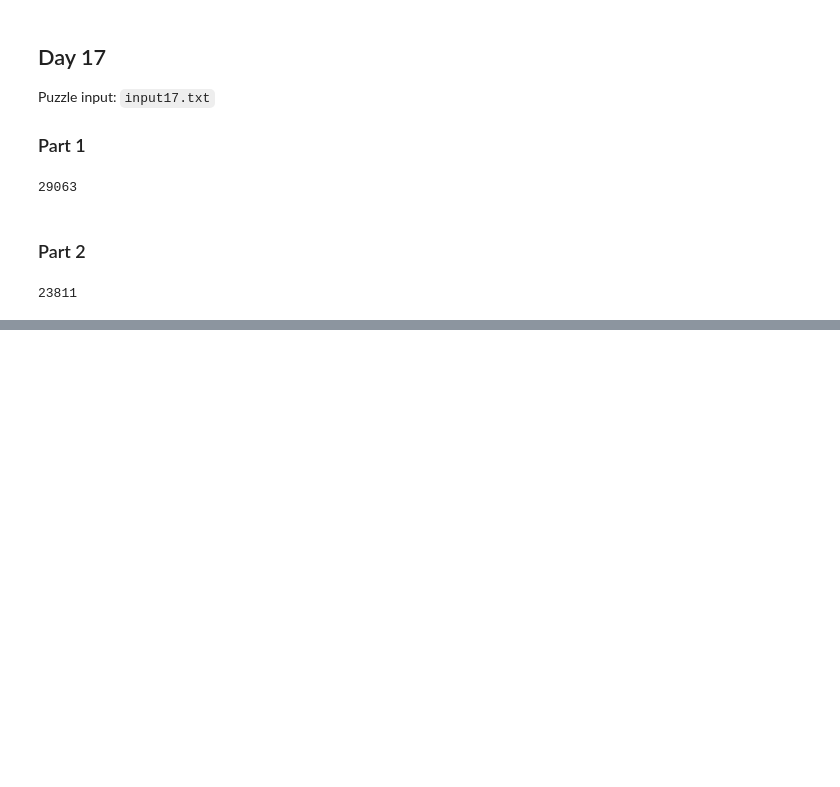
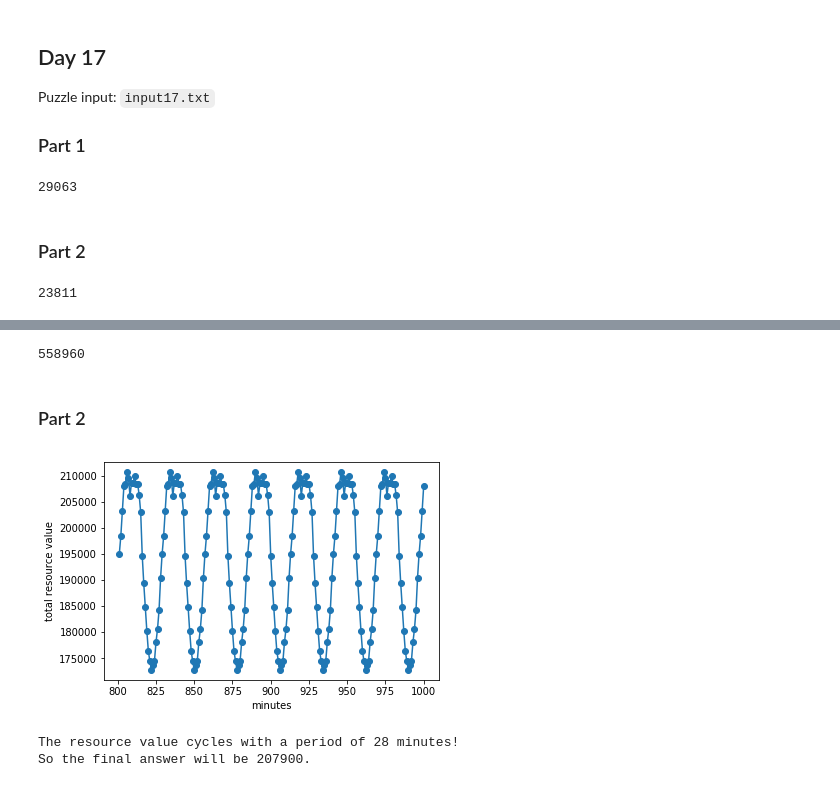
Before and after one commit to roywright/adventofcode2018, a Jupyter notebook: advent.ipynb, the cells around one changed output, grey strips where cells are left out. Drawn from its saved outputs; the diff is of its cells as text; code cells hidden in the pictures; blank space fills up the shorter version.

```diff
--- a/advent.ipynb
+++ b/advent.ipynb
@@ -1210,0 +1215,78 @@ print(sum(v == '~' for k, v in slice.items()
+# %%
+with open('data/input18.txt', 'r') as f:
+    area = [list(l.strip()) for l in f]
+# %%
+def new_acre(i,j,area):
+
+    di1 = int(i > 0)
+    di2 = int(i < len(area)-1) + 1
+    dj1 = int(j > 0)
+    dj2 = int(j < len(area[0])-1) + 1
+
+    trees = sum(area[k][l] == '|'
+                for k in range(i-di1, i+di2) for l in range(j-dj1,j+dj2)
+                if (k,l) != (i,j))
+    yards = sum(area[k][l] == '#'
+                for k in range(i-di1, i+di2) for l in range(j-dj1,j+dj2)
+                if (k,l) != (i,j))
+
+    # An open acre will become filled with trees if three
+    # or more adjacent acres contained trees. Otherwise, nothing happens.
+    if area[i][j] == '.':
+        if trees >= 3: return '|'
+        else: return '.'
+
+    # An acre filled with trees will become a lumberyard if three
+    # or more adjacent acres were lumberyards. Otherwise, nothing happens.
+    if area[i][j] == '|' :
+        if yards >= 3: return '#'
+        else: return '|'
+
+    # An acre containing a lumberyard will remain a lumberyard if it
+    # was adjacent to at least one other lumberyard and at least one
+    # acre containing trees. Otherwise, it becomes open.
+    if area[i][j] == '#' :
+        if yards >= 1 and trees >= 1: return '#'
+        else: return '.'
+
+
+for m in range(10):
+    new_area = [[s for s in a] for a in area]
+    for i in range(len(area)):
+        for j in range(len(area[0])):
+            new_area[i][j] = new_acre(i,j,area)
+    area = new_area
+
+print(sum(sum([[s == '|' for s in a] for a in area],[])) *
+      sum(sum([[s == '#' for s in a] for a in area],[])))
+# %% [output]
+558960
+# %% [markdown]
+### Part 2
+# %%
+time, val = [], []
+for m in range(10, 1000):
+    new_area = [[s for s in a] for a in area]
+    for i in range(len(area)):
+        for j in range(len(area[0])):
+            new_area[i][j] = new_acre(i,j,area)
+    area = new_area
+
+    time.append(m+1)
+    val.append(sum(sum([[s == '|' for s in a] for a in area],[])) *
+             sum(sum([[s == '#' for s in a] for a in area],[])))
+
+plt.plot(time[-200:], val[-200:], 'o-')
+plt.xlabel('minutes'), plt.ylabel('total resource value')
+plt.show()
+# %% [output]
+[figure, added]
+# %%
+period = min(t2-t1 for t1, v1 in zip(time, val) for t2, v2 in zip(time, val)
+             if t1 < t2 and v1 == v2 == min(val[-200:]))
+print('The resource value cycles with a period of %d minutes!' % period)
+print('So the final answer will be %d.' %
+      val[-period-5 + ((1000000000 - time[-period-5]) % period)])
+# %% [output]
+The resource value cycles with a period of 28 minutes!
+So the final answer will be 207900.
```
Also changed, not shown: parts of 1 cell of this notebook, 2 other files.
